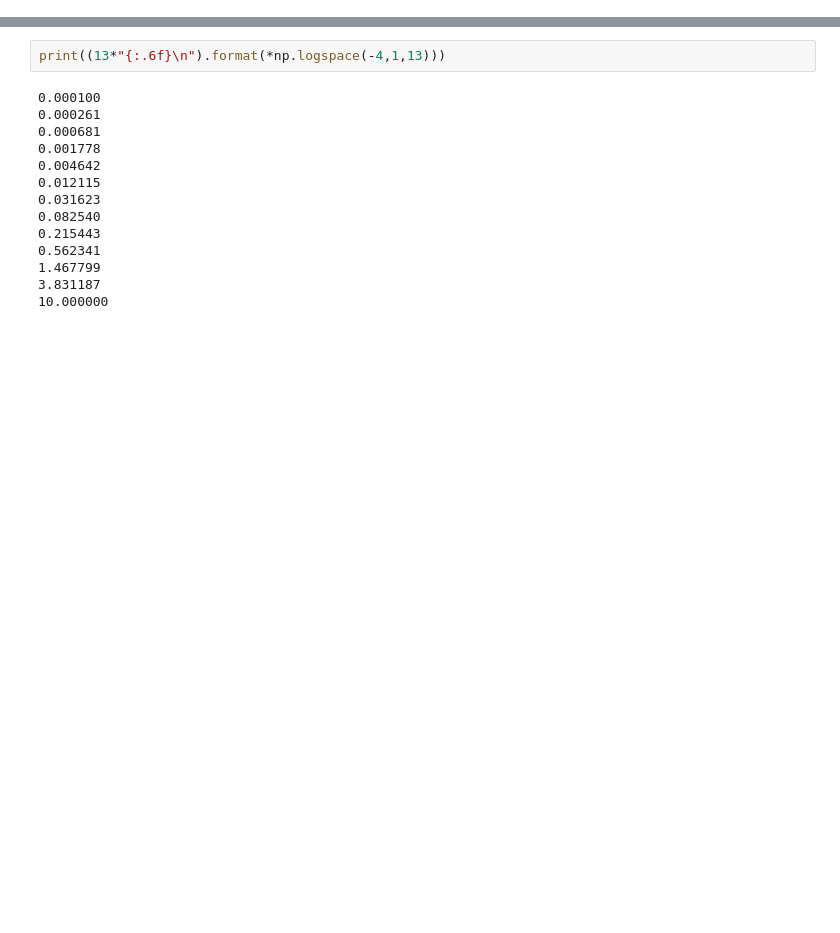
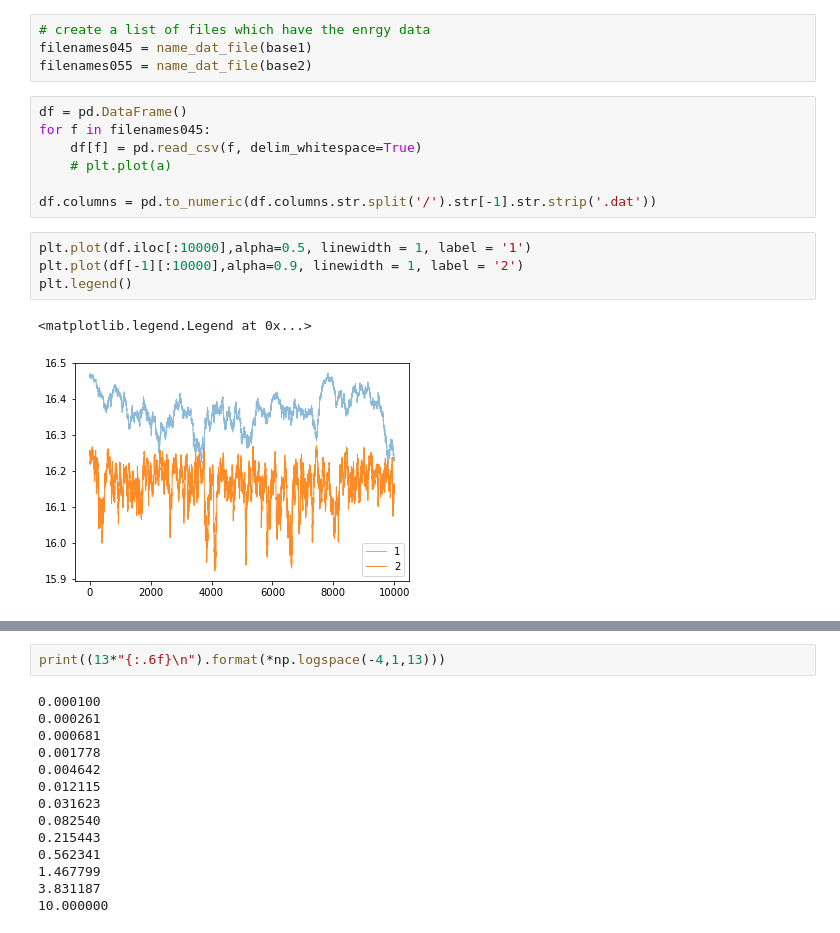
Before and after one commit to fridafu/FYS4411, a Jupyter notebook: results/Blocking.ipynb, the cells around one changed output, grey strips where cells are left out. Drawn from its saved outputs; the diff is of its cells as text; blank space fills up the shorter version.

```diff
--- a/results/Blocking.ipynb
+++ b/results/Blocking.ipynb
@@ -32,0 +36,18 @@ TypeError: loadtxt() missing 1 required positional argument: 'fname'
+# %%
+# create a list of files which have the enrgy data
+filenames045 = name_dat_file(base1)
+filenames055 = name_dat_file(base2)
+# %%
+df = pd.DataFrame()
+for f in filenames045:
+    df[f] = pd.read_csv(f, delim_whitespace=True)
+    # plt.plot(a)
+
+df.columns = pd.to_numeric(df.columns.str.split('/').str[-1].str.strip('.dat'))
+# %%
+plt.plot(df.iloc[:10000],alpha=0.5, linewidth = 1, label = '1')
+plt.plot(df[-1][:10000],alpha=0.9, linewidth = 1, label = '2')
+plt.legend()
+# %% [output]
+<matplotlib.legend.Legend at 0x...>
+[figure, added]
```
Also changed, not shown: parts of 15 cells of this notebook, 1 other file.
